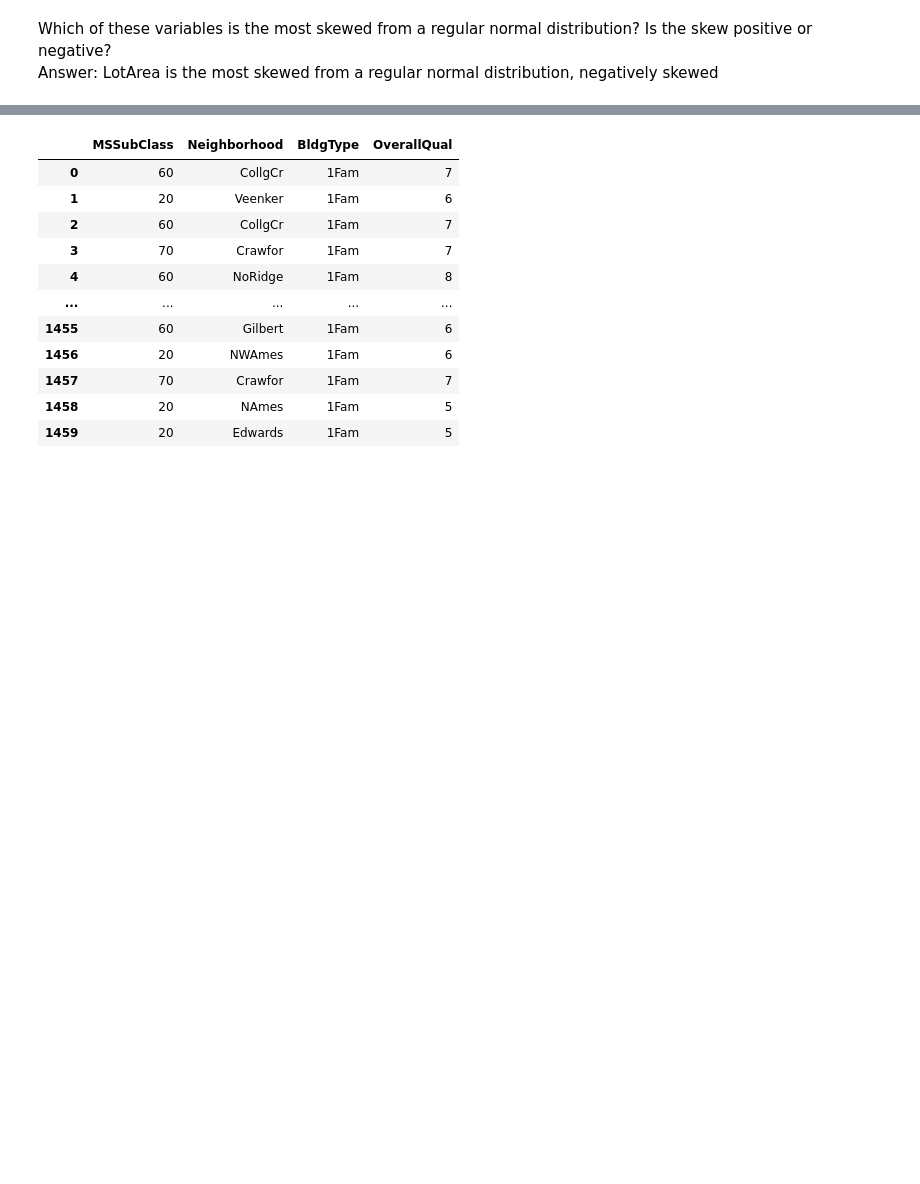
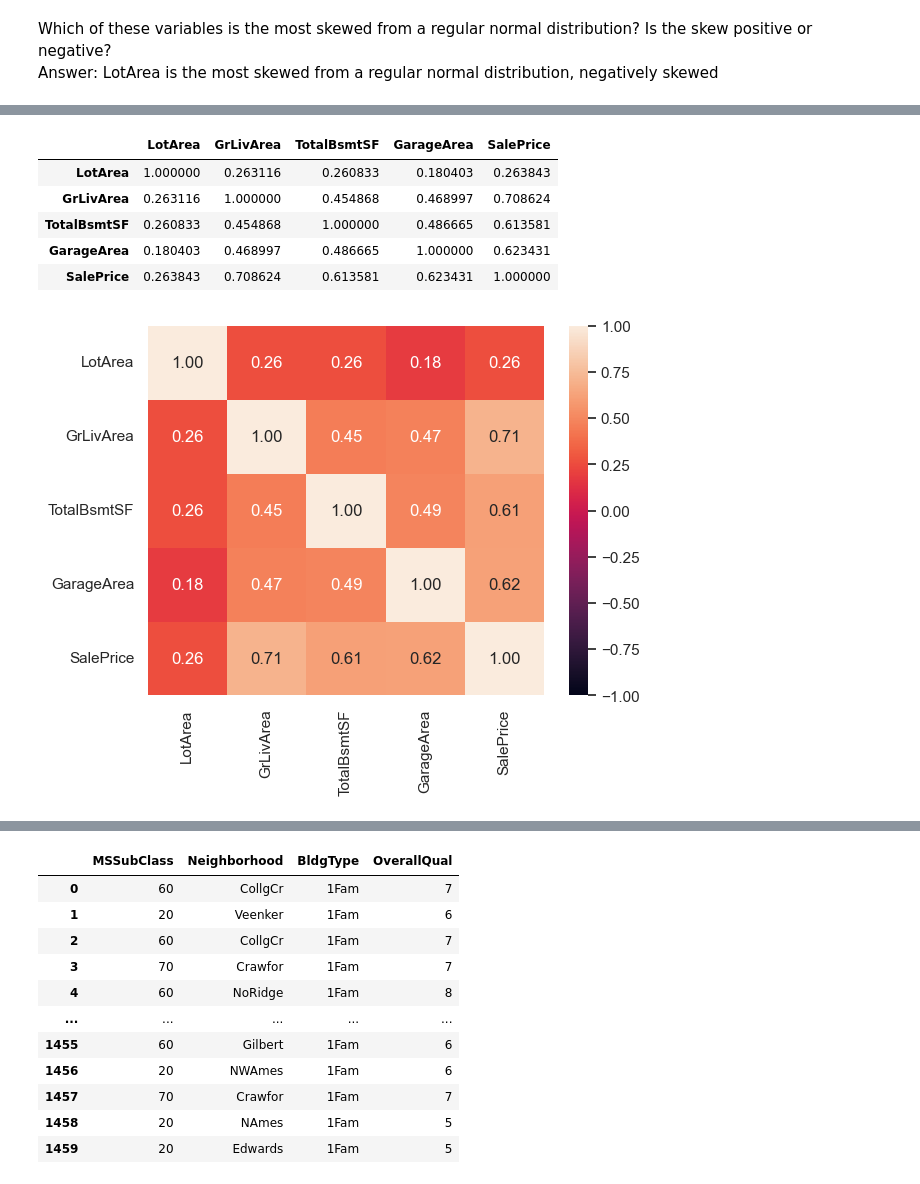
Before and after one commit to chezyio/SC1015, a Jupyter notebook: Week 5/Lab/exercise3/Exercise3_solution.ipynb, the cells around one changed output, grey strips where cells are left out. Saved outputs shown, nothing was run; the diff lists cells and outputs as text; code cells hidden in the pictures; blank space fills up the shorter version.

```diff
--- a/Week 5/Lab/exercise3/Exercise3_solution.ipynb
+++ b/Week 5/Lab/exercise3/Exercise3_solution.ipynb
@@ -90,3 +120,15 @@ Answer:
+# %%
+jointDF = pd.concat([df_1, df_house['SalePrice']], axis = 1).reindex(df_1.index)
+sns.heatmap(jointDF.corr(), vmin = -1, vmax = 1, annot = True, fmt=".2f")
+jointDF.corr()
+# %% [output]
+|  | LotArea | GrLivArea | TotalBsmtSF | GarageArea | SalePrice |
+| LotArea | 1.000000 | 0.263116 | 0.260833 | 0.180403 | 0.263843 |
+| GrLivArea | 0.263116 | 1.000000 | 0.454868 | 0.468997 | 0.708624 |
+| TotalBsmtSF | 0.260833 | 0.454868 | 1.000000 | 0.486665 | 0.613581 |
+| GarageArea | 0.180403 | 0.468997 | 0.486665 | 1.000000 | 0.623431 |
+| SalePrice | 0.263843 | 0.708624 | 0.613581 | 0.623431 | 1.000000 |
+[figure, added]
 # %% [markdown]
 # Problem 2 : Analysis of Categorical Variables
 
```
Also changed, not shown: parts of 17 cells of this notebook.
